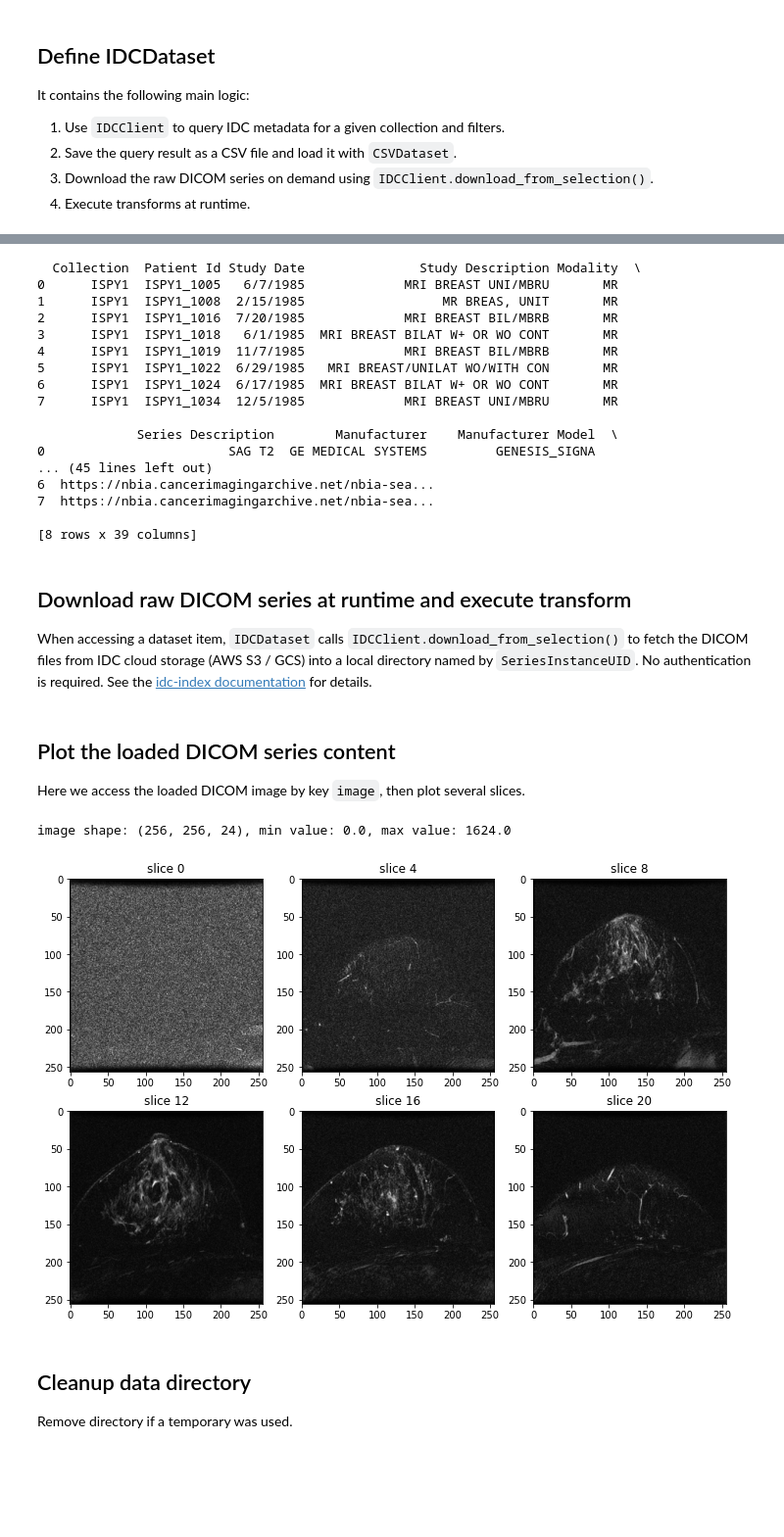
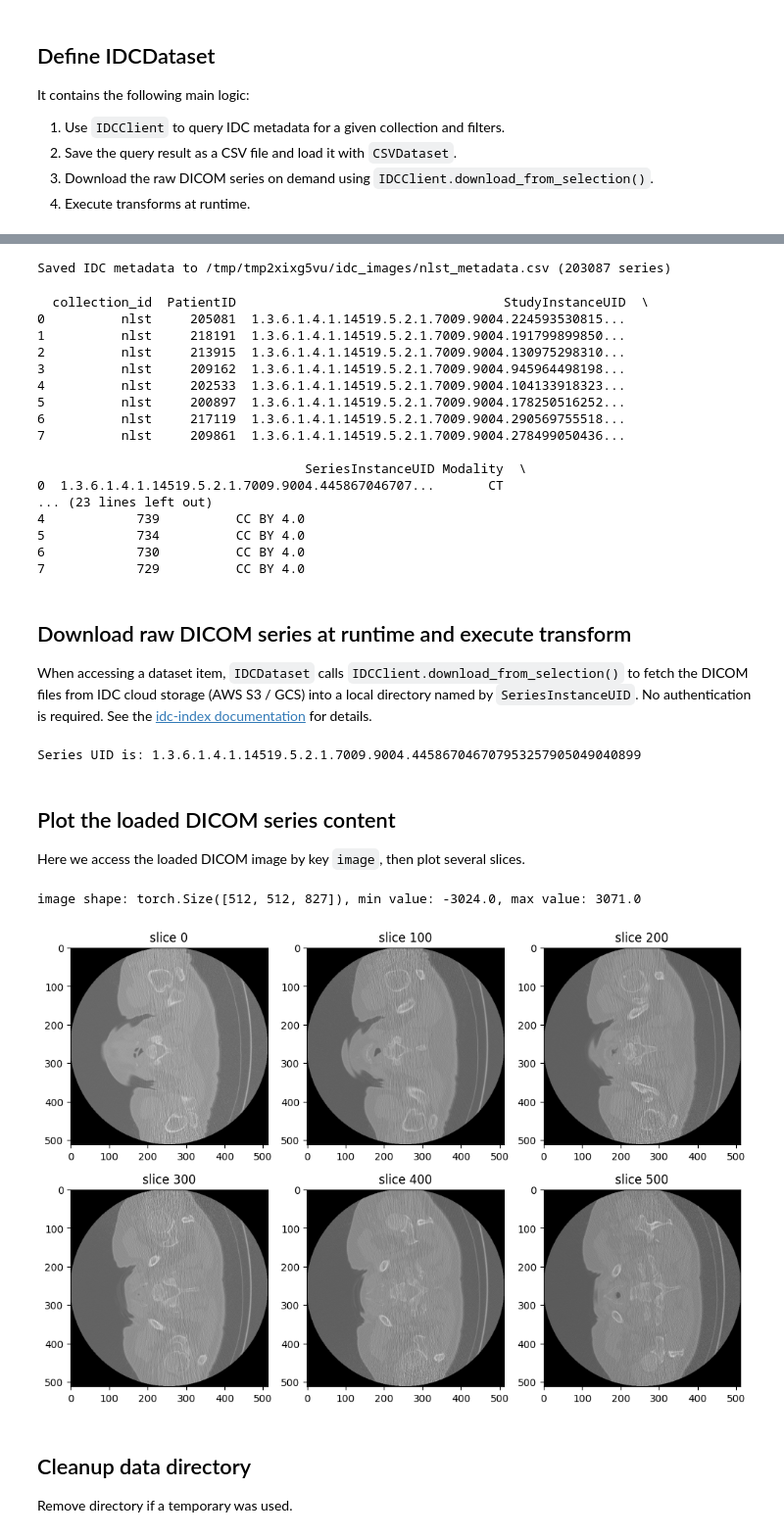
Before and after one commit to fedorov/tutorials, a Jupyter notebook: modules/tcia_csv_processing.ipynb, the cells around one changed output, grey strips where cells are left out. Shown at 98% size. Cells and saved outputs as stored; diff of their text form; code cells hidden in the pictures; blank space fills up the shorter version.

````diff
--- a/modules/tcia_csv_processing.ipynb
+++ b/modules/tcia_csv_processing.ipynb
@@ -72,7 +104,7 @@ class IDCDataset(CSVDataset):
     Dataset to query IDC metadata and download DICOM series on demand via idc-index.
 
     Args:
-        collection_id: IDC collection identifier (e.g. "ispy1").
+        collection_id: IDC collection identifier (e.g. "nlst").
         img_dir: root directory to save downloaded DICOM series.
         sql_filter: optional additional SQL WHERE clause fragment to further filter series
             (e.g. "Modality = 'MR' AND BodyPartExamined = 'BREAST'").
@@ -119,9 +151,11 @@ class IDCDataset(CSVDataset):
                     Modality,
                     StudyDescription,
                     SeriesDescription,
+                    instanceCount,
                     license_short_name
                 FROM index
                 WHERE {where}
+                ORDER BY instanceCount DESC
             """)
             df.to_csv(csv_path, index=False)
             print(f"Saved IDC metadata to {csv_path} ({len(df)} series)")
@@ -165,33 +199,35 @@ client.sql_query("SELECT collection_id, CancerTypes, Subjects FROM collections_i
 ```
 # %%
 dataset = IDCDataset(
-    collection_id="ispy1",
+    collection_id="nlst",
     img_dir=os.path.join(root_dir, "idc_images"),
-    sql_filter="Modality = 'MR'",
+    sql_filter="Modality = 'CT'",
     row_indices=[[0, 8]],
     transform=LoadImaged(keys="image"),
 )
+# %% [output]
+Saved IDC metadata to /tmp/tmp2xixg5vu/idc_images/nlst_metadata.csv (203087 series)
 # %%
 # construct pandas table to show the raw data, `CSVDataset` inherits from PyTorch Dataset
 print(pd.DataFrame(dataset.data))
 # %% [output]
-  Collection  Patient Id Study Date               Study Description Modality  \
-0      ISPY1  ISPY1_1005   6/7/1985             MRI BREAST UNI/MBRU       MR
-1      ISPY1  ISPY1_1008  2/15/1985                  MR BREAS, UNIT       MR
-2      ISPY1  ISPY1_1016  7/20/1985             MRI BREAST BIL/MBRB       MR
-3      ISPY1  ISPY1_1018   6/1/1985  MRI BREAST BILAT W+ OR WO CONT       MR
-4      ISPY1  ISPY1_1019  11/7/1985             MRI BREAST BIL/MBRB       MR
-5      ISPY1  ISPY1_1022  6/29/1985   MRI BREAST/UNILAT WO/WITH CON       MR
-6      ISPY1  ISPY1_1024  6/17/1985  MRI BREAST BILAT W+ OR WO CONT       MR
-7      ISPY1  ISPY1_1034  12/5/1985             MRI BREAST UNI/MBRU       MR
+  collection_id  PatientID                                   StudyInstanceUID  \
+0          nlst     205081  1.3.6.1.4.1.14519.5.2.1.7009.9004.224593530815...
+1          nlst     218191  1.3.6.1.4.1.14519.5.2.1.7009.9004.191799899850...
+2          nlst     213915  1.3.6.1.4.1.14519.5.2.1.7009.9004.130975298310...
+3          nlst     209162  1.3.6.1.4.1.14519.5.2.1.7009.9004.945964498198...
+4          nlst     202533  1.3.6.1.4.1.14519.5.2.1.7009.9004.104133918323...
+5          nlst     200897  1.3.6.1.4.1.14519.5.2.1.7009.9004.178250516252...
+6          nlst     217119  1.3.6.1.4.1.14519.5.2.1.7009.9004.290569755518...
+7          nlst     209861  1.3.6.1.4.1.14519.5.2.1.7009.9004.278499050436...
 
-             Series Description        Manufacturer    Manufacturer Model  \
-0                        SAG T2  GE MEDICAL SYSTEMS         GENESIS_SIGNA
-... (45 lines left out)
-6  https://nbia.cancerimagingarchive.net/nbia-sea...
-7  https://nbia.cancerimagingarchive.net/nbia-sea...
-
-[8 rows x 39 columns]
+                                   SeriesInstanceUID Modality  \
+0  1.3.6.1.4.1.14519.5.2.1.7009.9004.445867046707...       CT
+... (23 lines left out)
+4            739          CC BY 4.0
+5            734          CC BY 4.0
+6            730          CC BY 4.0
+7            729          CC BY 4.0
 # %% [markdown]
 ## Download raw DICOM series at runtime and execute transform
 
@@ -201,22 +237,24 @@ No authentication is required. See the [idc-index documentation](https://idc-ind
 # %%
 data = dataset[0]
 print(f"Series UID is: {data['SeriesInstanceUID']}")
+# %% [output]
+Series UID is: 1.3.6.1.4.1.14519.5.2.1.7009.9004.445867046707953257905049040899
 # %% [markdown]
 ## Plot the loaded DICOM series content
 Here we access the loaded DICOM image by key `image`, then plot several slices.
 # %%
 img = data["image"]
 print(f"image shape: {img.shape}, min value: {img.min()}, max value: {img.max()}")
 
 plt.figure("check", (12, 8))
 for i in range(6):
     plt.subplot(2, 3, i + 1)
-    plt.title(f"slice {i * 4}")
+    plt.title(f"slice {i * 100}")
     plt.imshow(img[:, :, i * 4], cmap="gray")
 plt.show()
 # %% [output]
-image shape: (256, 256, 24), min value: 0.0, max value: 1624.0
+image shape: torch.Size([512, 512, 827]), min value: -3024.0, max value: 3071.0
-[figure, old version]
+[figure, new version]
 # %% [markdown]
 ## Cleanup data directory
 
````
Also changed, not shown: parts of 6 cells of this notebook.
